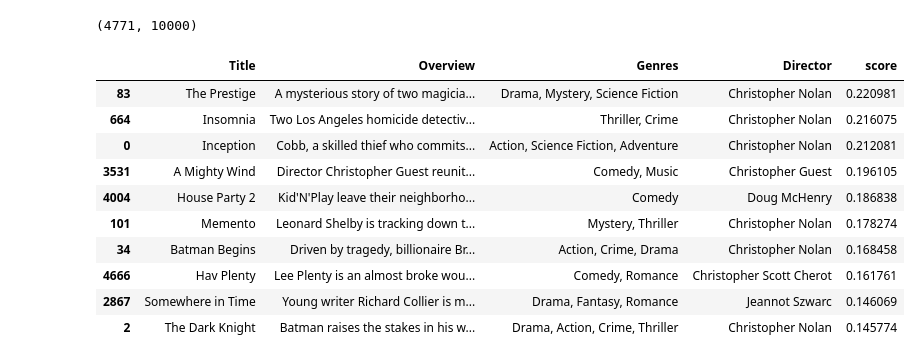
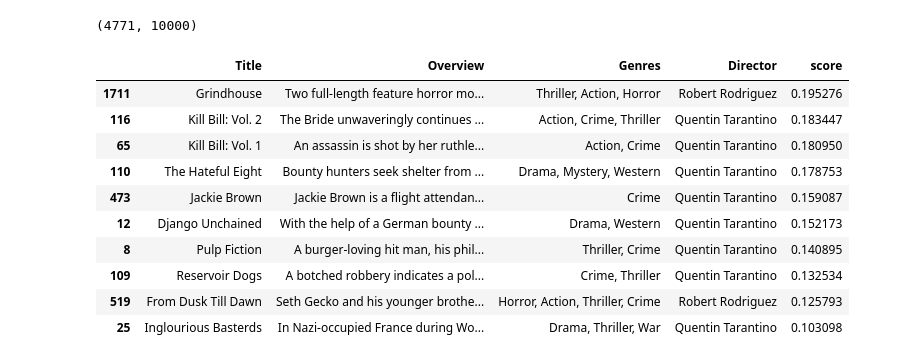
Before and after one commit to ily1s/CineFinder, a Jupyter notebook: src/test.ipynb, the cells around one changed output. Cells and saved outputs as stored; diff of their text form; code cells hidden in the pictures.

```diff
--- a/src/test.ipynb
+++ b/src/test.ipynb
@@ -87,26 +87,26 @@ print(tfidf_matrix.shape)  # (nb_docs, nb_termes)
 # %%
 from sklearn.metrics.pairwise import cosine_similarity
 
 def search(query, top_n=5):
     query_clean = preprocess_text(query)
     query_vec = vectorizer.transform([query_clean])
     cosine_sim = cosine_similarity(query_vec, tfidf_matrix).flatten()
     top_indices = cosine_sim.argsort()[-top_n:][::-1]
     results = df.iloc[top_indices][['Title', 'Overview', 'Genres', 'Director']]
     results['score'] = cosine_sim[top_indices]
     return results
 
 # Exemple
-search("action nolan christopher", top_n=10)
+search("tarantino action", top_n=10)
 # %% [output]
 |  | Title | Overview | Genres | Director | score |
-| 83 | The Prestige | A mysterious story of two magicia... | Drama, Mystery, Science Fiction | Christopher Nolan | 0.220981 |
-| 664 | Insomnia | Two Los Angeles homicide detectiv... | Thriller, Crime | Christopher Nolan | 0.216075 |
-| 0 | Inception | Cobb, a skilled thief who commits... | Action, Science Fiction, Adventure | Christopher Nolan | 0.212081 |
-| 3531 | A Mighty Wind | Director Christopher Guest reunit... | Comedy, Music | Christopher Guest | 0.196105 |
-| 4004 | House Party 2 | Kid'N'Play leave their neighborho... | Comedy | Doug McHenry | 0.186838 |
-| 101 | Memento | Leonard Shelby is tracking down t... | Mystery, Thriller | Christopher Nolan | 0.178274 |
-| 34 | Batman Begins | Driven by tragedy, billionaire Br... | Action, Crime, Drama | Christopher Nolan | 0.168458 |
-| 4666 | Hav Plenty | Lee Plenty is an almost broke wou... | Comedy, Romance | Christopher Scott Cherot | 0.161761 |
-| 2867 | Somewhere in Time | Young writer Richard Collier is m... | Drama, Fantasy, Romance | Jeannot Szwarc | 0.146069 |
-| 2 | The Dark Knight | Batman raises the stakes in his w... | Drama, Action, Crime, Thriller | Christopher Nolan | 0.145774 |
+| 1711 | Grindhouse | Two full-length feature horror mo... | Thriller, Action, Horror | Robert Rodriguez | 0.195276 |
+| 116 | Kill Bill: Vol. 2 | The Bride unwaveringly continues ... | Action, Crime, Thriller | Quentin Tarantino | 0.183447 |
+| 65 | Kill Bill: Vol. 1 | An assassin is shot by her ruthle... | Action, Crime | Quentin Tarantino | 0.180950 |
+| 110 | The Hateful Eight | Bounty hunters seek shelter from ... | Drama, Mystery, Western | Quentin Tarantino | 0.178753 |
+| 473 | Jackie Brown | Jackie Brown is a flight attendan... | Crime | Quentin Tarantino | 0.159087 |
+| 12 | Django Unchained | With the help of a German bounty ... | Drama, Western | Quentin Tarantino | 0.152173 |
+| 8 | Pulp Fiction | A burger-loving hit man, his phil... | Thriller, Crime | Quentin Tarantino | 0.140895 |
+| 109 | Reservoir Dogs | A botched robbery indicates a pol... | Crime, Thriller | Quentin Tarantino | 0.132534 |
+| 519 | From Dusk Till Dawn | Seth Gecko and his younger brothe... | Horror, Action, Thriller, Crime | Robert Rodriguez | 0.125793 |
+| 25 | Inglourious Basterds | In Nazi-occupied France during Wo... | Drama, Thriller, War | Quentin Tarantino | 0.103098 |
```
Also changed, not shown: parts of 2 cells of this notebook, 1 other file.
